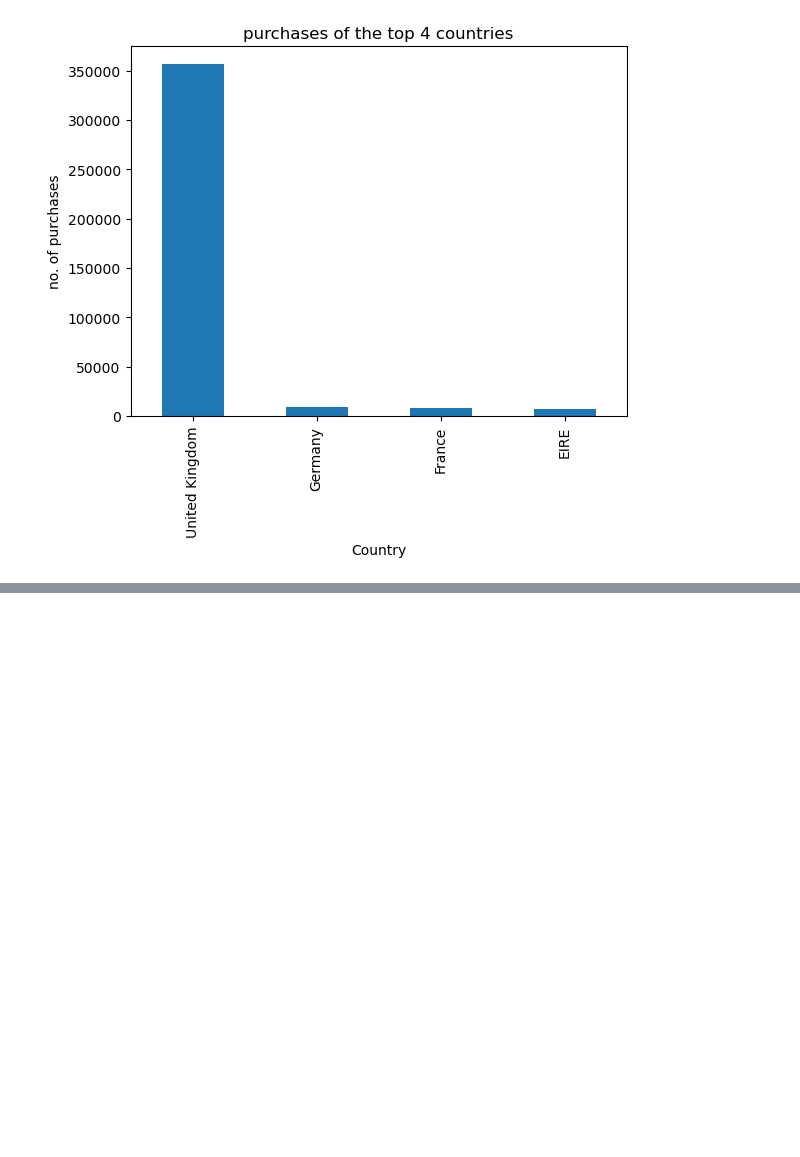
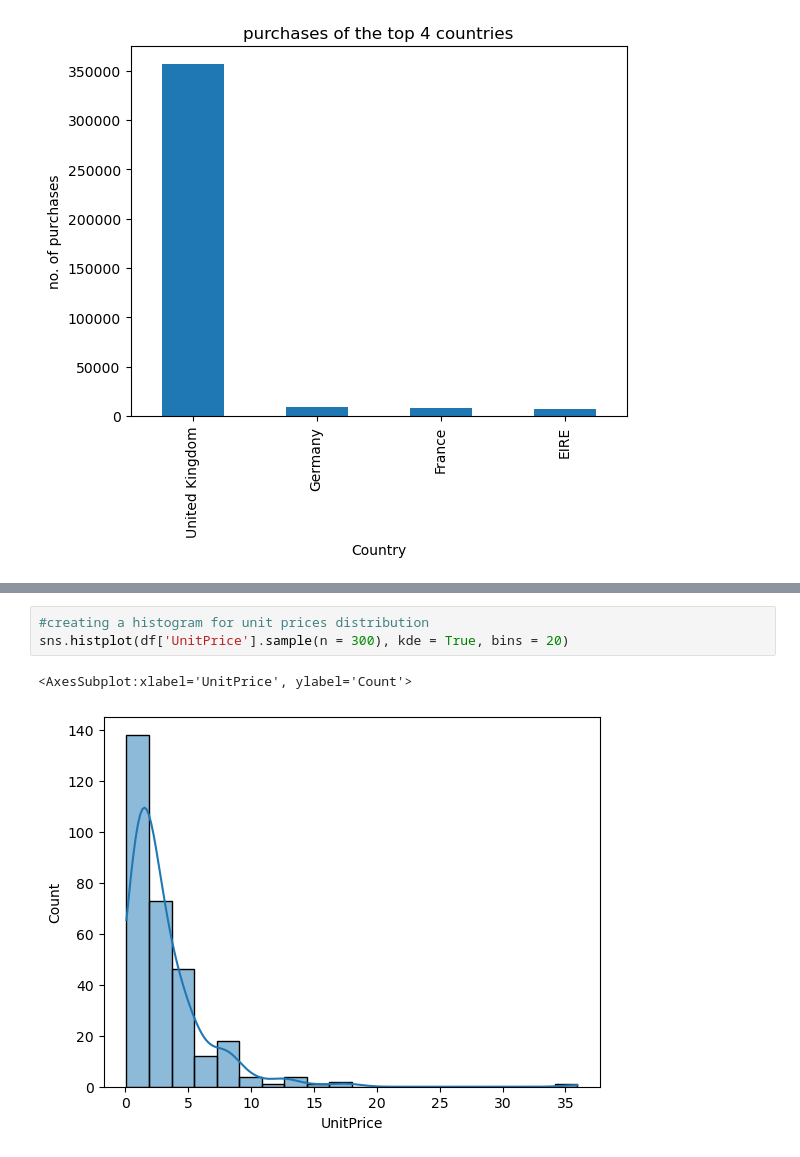
Before and after one commit to Nkoidila/learning_data_visualization, a Jupyter notebook: univariate_analysis.ipynb, the cells around one changed output, grey strips where cells are left out. Saved outputs shown, nothing was run; the diff lists cells and outputs as text; blank space fills up the shorter version.

```diff
--- a/univariate_analysis.ipynb
+++ b/univariate_analysis.ipynb
@@ -167,0 +177,6 @@ plt.show
+# %%
+#creating a histogram for unit prices distribution
+sns.histplot(df['UnitPrice'].sample(n = 300), kde = True, bins = 20)
+# %% [output]
+<AxesSubplot:xlabel='UnitPrice', ylabel='Count'>
+[figure, added]
```
Also changed, not shown: parts of 10 cells of this notebook.
